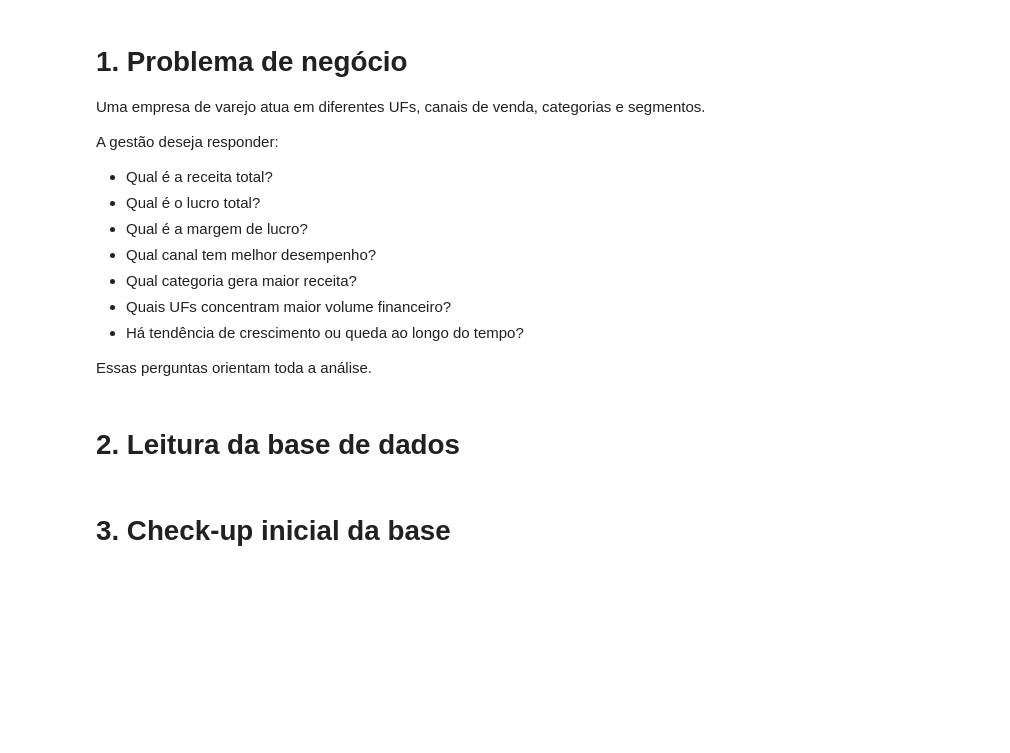
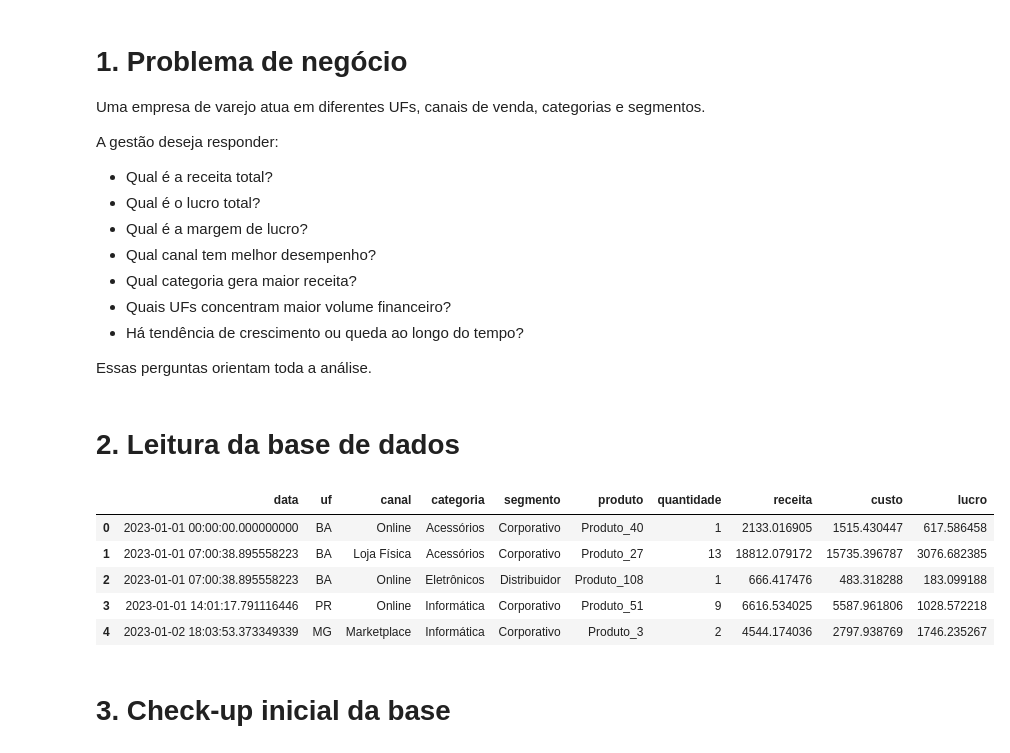
Before and after one commit to AlexandreLouzada/projeto-venda-brasil-g2, a Jupyter notebook: notebooks/analise_venda_brasil.ipynb, the cells around one changed output. Cells and saved outputs as stored; diff of their text form; code cells hidden in the pictures; blank space fills up the shorter version.

```diff
--- a/notebooks/analise_venda_brasil.ipynb
+++ b/notebooks/analise_venda_brasil.ipynb
@@ -38,9 +38,16 @@ plt.rcParams["figure.figsize"] = (10, 5)
 # %% [markdown]
 # 2. Leitura da base de dados
 # %%
-df = pd.read_csv("vendas_brasil.csv")
+df = pd.read_csv("../dados/vendas_brasil.csv")
 
 df.head()
+# %% [output]
+|  | data | uf | canal | categoria | segmento | produto | quantidade | receita | custo | lucro |
+| 0 | 2023-01-01 00:00:00.000000000 | BA | Online | Acessórios | Corporativo | Produto_40 | 1 | 2133.016905 | 1515.430447 | 617.586458 |
+| 1 | 2023-01-01 07:00:38.895558223 | BA | Loja Física | Acessórios | Corporativo | Produto_27 | 13 | 18812.079172 | 15735.396787 | 3076.682385 |
+| 2 | 2023-01-01 07:00:38.895558223 | BA | Online | Eletrônicos | Distribuidor | Produto_108 | 1 | 666.417476 | 483.318288 | 183.099188 |
+| 3 | 2023-01-01 14:01:17.791116446 | PR | Online | Informática | Corporativo | Produto_51 | 9 | 6616.534025 | 5587.961806 | 1028.572218 |
+| 4 | 2023-01-02 18:03:53.373349339 | MG | Marketplace | Informática | Corporativo | Produto_3 | 2 | 4544.174036 | 2797.938769 | 1746.235267 |
 # %% [markdown]
 # 3. Check-up inicial da base
 # %%
```
Also changed, not shown: parts of 13 cells of this notebook, 1 other file.
